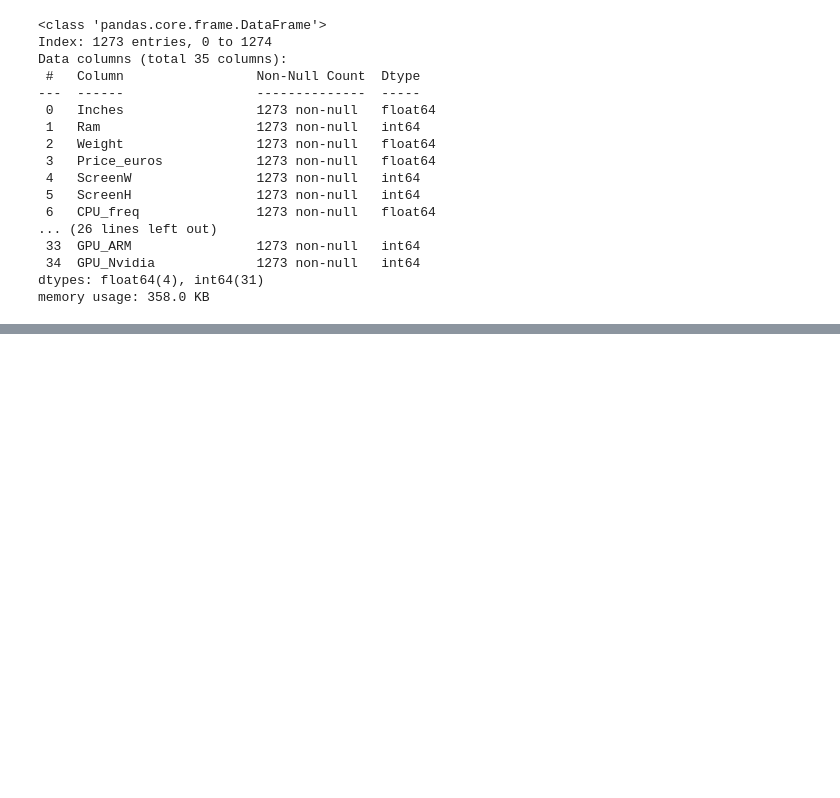
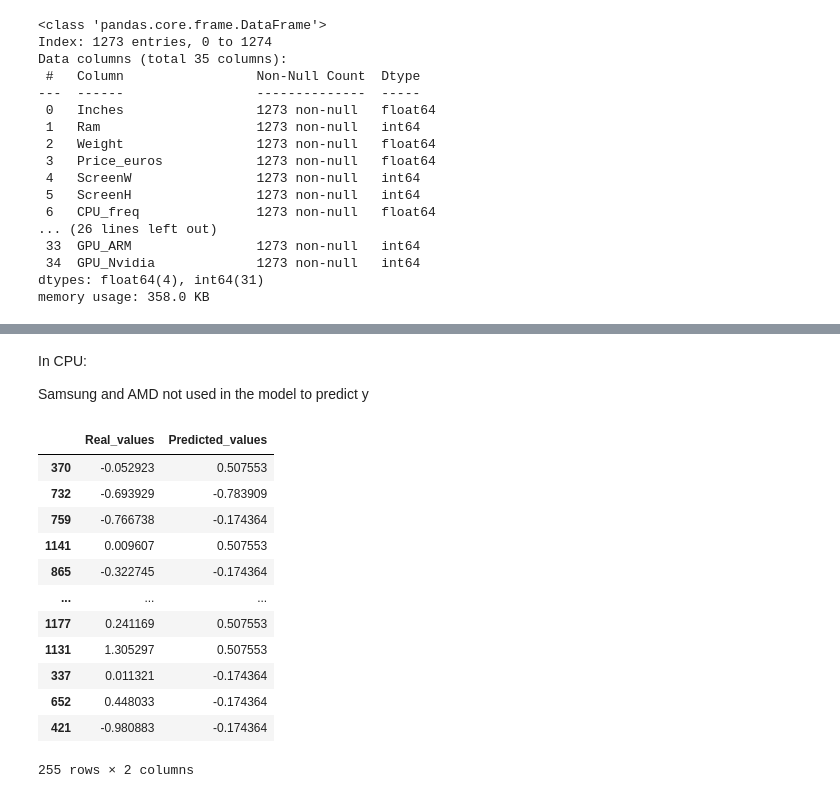
Before and after one commit to MinaGO1/Laptop-prices-dataset, a Jupyter notebook: Tasks.ipynb, the cells around one changed output, grey strips where cells are left out. Saved outputs shown, nothing was run; the diff lists cells and outputs as text; code cells hidden in the pictures; blank space fills up the shorter version.

```diff
--- a/Tasks.ipynb
+++ b/Tasks.ipynb
@@ -1090,0 +1189,24 @@ memory usage: 358.0 KB
+# %% [markdown]
+In CPU:
+
+Samsung and AMD not used in the model to predict y
+# %%
+# Testing the model
+predicted_y = reggr.predict(X_test)
+results = pd.DataFrame({'Real_values':y_test
+              ,'Predicted_values':predicted_y})
+results
+# %% [output]
+|  | Real_values | Predicted_values |
+| 370 | -0.052923 | 0.507553 |
+| 732 | -0.693929 | -0.783909 |
+| 759 | -0.766738 | -0.174364 |
+| 1141 | 0.009607 | 0.507553 |
+| 865 | -0.322745 | -0.174364 |
+| ... | ... | ... |
+| 1177 | 0.241169 | 0.507553 |
+| 1131 | 1.305297 | 0.507553 |
+| 337 | 0.011321 | -0.174364 |
+| 652 | 0.448033 | -0.174364 |
+| 421 | -0.980883 | -0.174364 |
+255 rows × 2 columns
```
Also changed, not shown: parts of 26 cells of this notebook.
